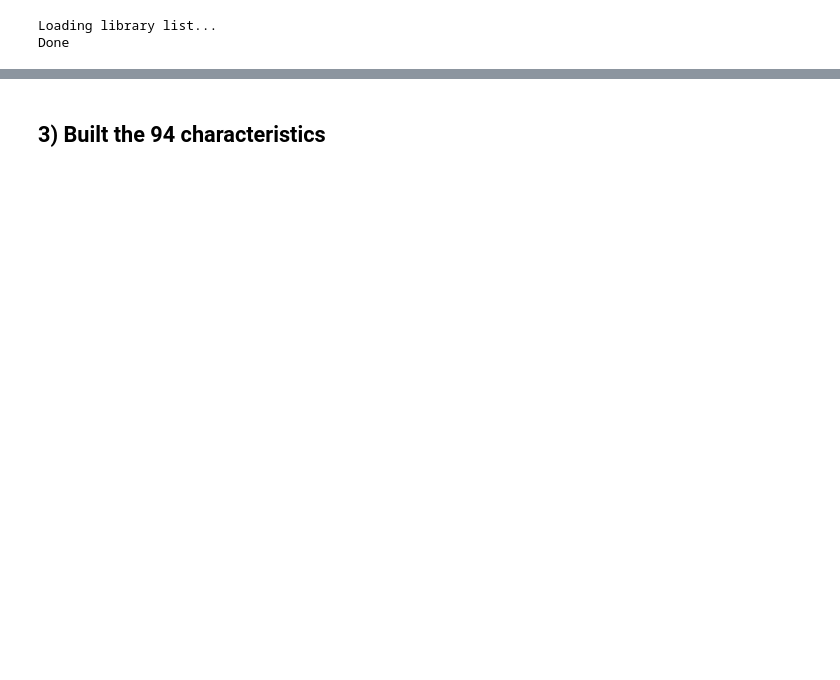
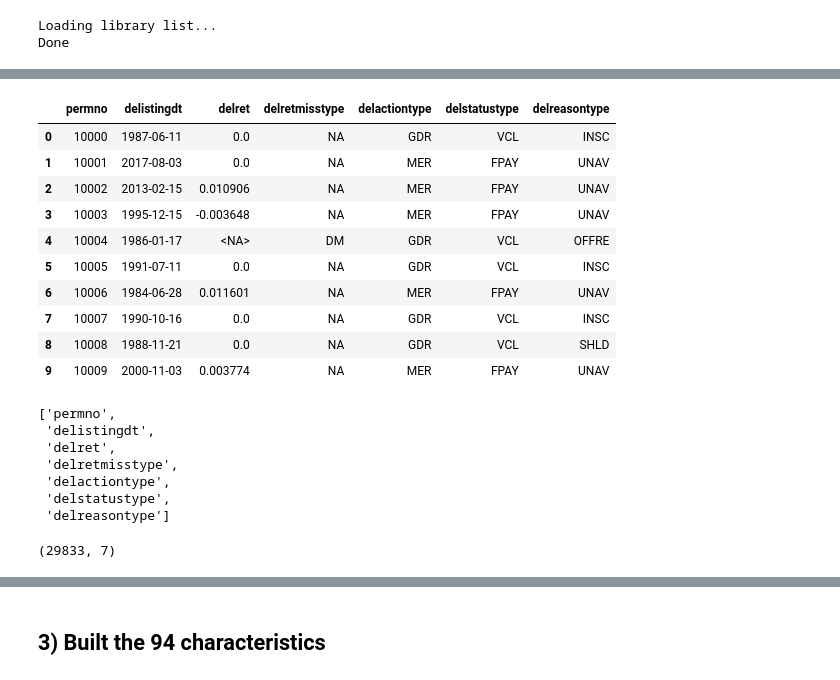
Before and after one commit to emilefnd/GKX-ML-Asset-Pricing-Python, a Jupyter notebook: Code/GXX.ipynb, the cells around one changed output, grey strips where cells are left out. Saved outputs shown, nothing was run; the diff lists cells and outputs as text; code cells hidden in the pictures; blank space fills up the shorter version.

```diff
--- a/Code/GXX.ipynb
+++ b/Code/GXX.ipynb
@@ -68,0 +184,34 @@ funda = db.raw_sql("""
+# %%
+# Get the CRSP Delisting Information using SQL ()
+
+# Delisting returns capture the true gain/loss when a stock stops trading (e.g. bankruptcy),
+# so merging them in avoids survivorship bias that would otherwise make returns look artificially better.
+
+dlret = db.raw_sql("""
+                   SELECT permno, delistingdt, delret, delretmisstype, delactiontype, delstatustype, delreasontype
+                   FROM crsp.stkdelists
+                   """)
+# %%
+display(dlret.head(10))
+display(list(dlret.columns))
+display(dlret.shape)
+# %% [output]
+|  | permno | delistingdt | delret | delretmisstype | delactiontype | delstatustype | delreasontype |
+| 0 | 10000 | 1987-06-11 | 0.0 | NA | GDR | VCL | INSC |
+| 1 | 10001 | 2017-08-03 | 0.0 | NA | MER | FPAY | UNAV |
+| 2 | 10002 | 2013-02-15 | 0.010906 | NA | MER | FPAY | UNAV |
+| 3 | 10003 | 1995-12-15 | -0.003648 | NA | MER | FPAY | UNAV |
+| 4 | 10004 | 1986-01-17 | <NA> | DM | GDR | VCL | OFFRE |
+| 5 | 10005 | 1991-07-11 | 0.0 | NA | GDR | VCL | INSC |
+| 6 | 10006 | 1984-06-28 | 0.011601 | NA | MER | FPAY | UNAV |
+| 7 | 10007 | 1990-10-16 | 0.0 | NA | GDR | VCL | INSC |
+| 8 | 10008 | 1988-11-21 | 0.0 | NA | GDR | VCL | SHLD |
+| 9 | 10009 | 2000-11-03 | 0.003774 | NA | MER | FPAY | UNAV |
+['permno',
+ 'delistingdt',
+ 'delret',
+ 'delretmisstype',
+ 'delactiontype',
+ 'delstatustype',
+ 'delreasontype']
+(29833, 7)
```
Also changed, not shown: parts of 10 cells of this notebook.
